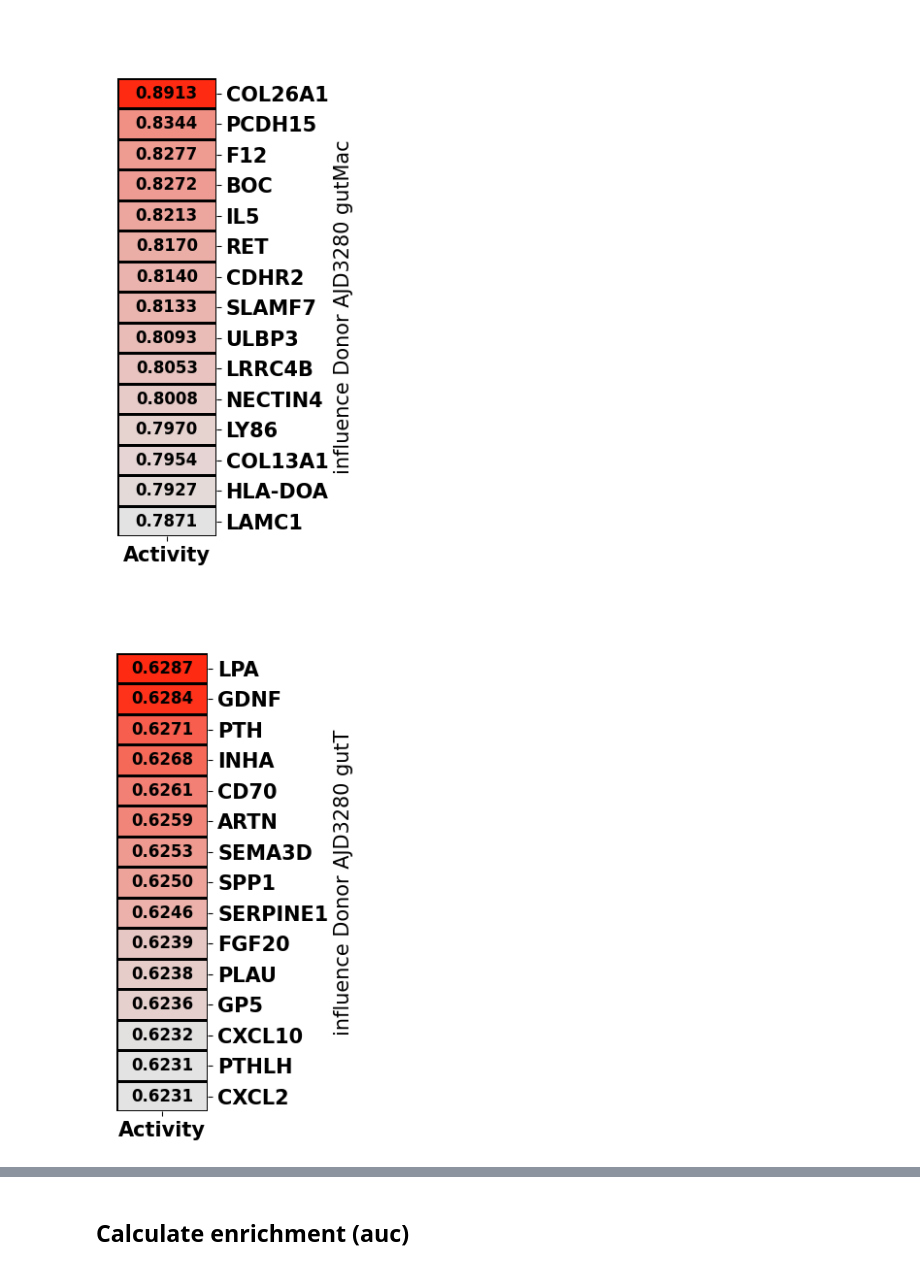
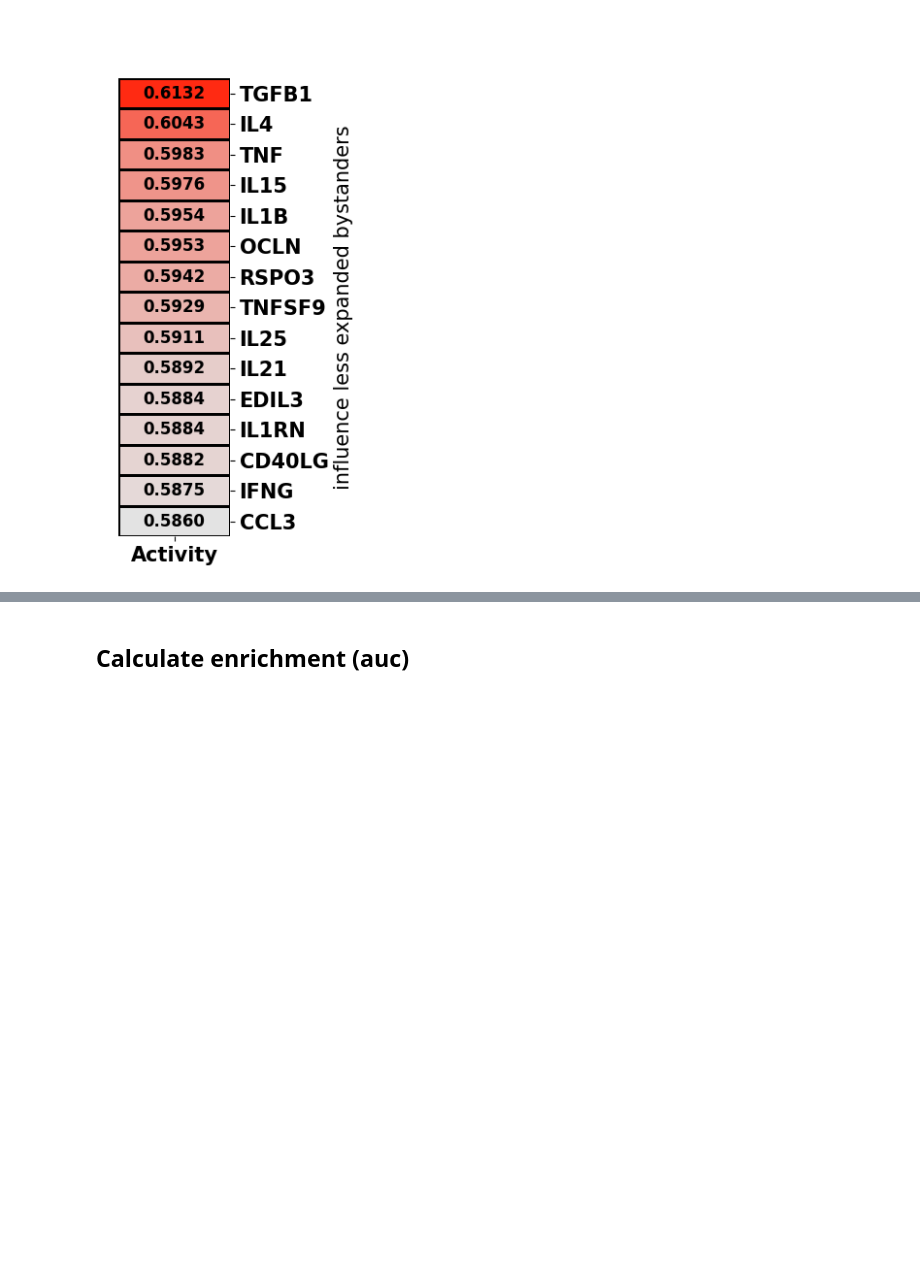
Before and after one commit to Ran-x2/mtb, a Jupyter notebook: NicheNet/NicheNet_visualize_step3.ipynb, the cells around one changed output, grey strips where cells are left out. Drawn from its saved outputs; the diff is of its cells as text; code cells hidden in the pictures; blank space fills up the shorter version.

```diff
--- a/NicheNet/NicheNet_visualize_step3.ipynb
+++ b/NicheNet/NicheNet_visualize_step3.ipynb
@@ -52,47 +18,35 @@ nichenet_profile_names = [i.split("\\")[1] for i in nichenet_profile_names]
-# %%
-ligand_to_report = pd.DataFrame(index = np.arange(0,30), columns=nichenet_names)
-# curves = pd.DataFrame(index=adata.obs_names, columns=nichenet_paths)
-for i,npath in enumerate(nichenet_paths):
-    target_genes_df = pd.read_csv(npath, sep=" ").sort_values(by = "auroc", ascending= False)
-    target_genes = target_genes_df[target_genes_df['auroc']>0.5]["test_ligand"].iloc[0:min(30, len(target_genes_df[target_genes_df['auroc']>0.5]["test_ligand"]))]
-    ligand_to_report[nichenet_names[i]].iloc[0:min(30, len(target_genes_df[target_genes_df['auroc']>0.5]["test_ligand"]))] = target_genes.values
-
-ligand_to_report.to_csv('top30_ligand_to_report.csv')
-# curves.to_csv('curves.csv')
 # %%
 %matplotlib inline
 plt.rcParams.update({'font.size': 15, 'font.weight': 'heavy','axes.linewidth':2})
 #plt.rcParams.update(plt.rcParamsDefault)
 kwargs = {'cmap': my_cmap}
 
-for ii, npath in enumerate(nichenet_paths):
-    plot_df = pd.read_csv(npath, sep=" ", index_col= "test_ligand").sort_values(by = "auroc", ascending= False)["auroc"]
-    plot_df = plot_df[plot_df>0.5][0:min(30,plot_df.shape[0])]
-    plot_df.index.name = 'influence ' +  nichenet_names[ii]
-    plot_df.name = 'Activity'
-    clustergrid = sns.clustermap(plot_df[0:min(15,plot_df.shape[0])],figsize = (3,6),linewidths=2,
-               linecolor = 'k',dendrogram_ratio = 0.1, colors_ratio = 0.5, cbar_pos= None,
-               row_cluster = False,col_cluster = False,#cbar_kws={'label': 'NicheNet ligand activity (AUROC)','location':"left"},
-               **kwargs)
-    # for a in clustergrid.ax_col_dendrogram.collections:
-    #     a.set_linewidth(2)
-    #     clustergrid.ax_cbar.set_position([-10, 0, -0.3, 0.3])
+plot_df = pd.read_csv('nichenet_result.csv', sep=" ", index_col= "test_ligand").sort_values(by = "auroc", ascending= False)["auroc"]
+plot_df = plot_df[plot_df>0.5][0:min(30,plot_df.shape[0])]
+plot_df.index.name = 'influence less expanded bystanders'
+plot_df.name = 'Activity'
+clustergrid = sns.clustermap(plot_df[0:min(15,plot_df.shape[0])],figsize = (3,6),linewidths=2,
+            linecolor = 'k',dendrogram_ratio = 0.1, colors_ratio = 0.5, cbar_pos= None,
+            row_cluster = False,col_cluster = False,#cbar_kws={'label': 'NicheNet ligand activity (AUROC)','location':"left"},
+            **kwargs)
+# for a in clustergrid.ax_col_dendrogram.collections:
+#     a.set_linewidth(2)
+#     clustergrid.ax_cbar.set_position([-10, 0, -0.3, 0.3])
 
-    axs = clustergrid.fig.get_axes()
-    for j in range(0,len(axs)):
-        axs[j].set_xlabel('')
+axs = clustergrid.fig.get_axes()
+for j in range(0,len(axs)):
+    axs[j].set_xlabel('')
 
-    ax = clustergrid.ax_heatmap
+ax = clustergrid.ax_heatmap
 
-    # Extract data values and annotate each cell
-    for i in range(plot_df[0:15].shape[0]):  # Iterate over rows
-        for j in range(1):  # Since there's only one column
-            value = plot_df[0:15].iloc[i]  # Get value
-            ax.text(j+0.5, i+0.5, f'{value:.4f}', ha='center', va='center', color='black', fontsize=12, fontweight='bold')
+# Extract data values and annotate each cell
+for i in range(plot_df[0:15].shape[0]):  # Iterate over rows
+    for j in range(1):  # Since there's only one column
+        value = plot_df[0:15].iloc[i]  # Get value
+        ax.text(j+0.5, i+0.5, f'{value:.4f}', ha='center', va='center', color='black', fontsize=12, fontweight='bold')
 
 
 
-    plt.savefig('vis/'+nichenet_names[ii]+'ligand_vis.png',dpi = 300,bbox_inches='tight')
+plt.savefig('ligand_vis.png',dpi = 300,bbox_inches='tight')
 # %% [output]
-[figure, old version]
+[figure, new version]
-[figure, removed]
```
Also changed, not shown: parts of 5 cells of this notebook, 2 other files.
